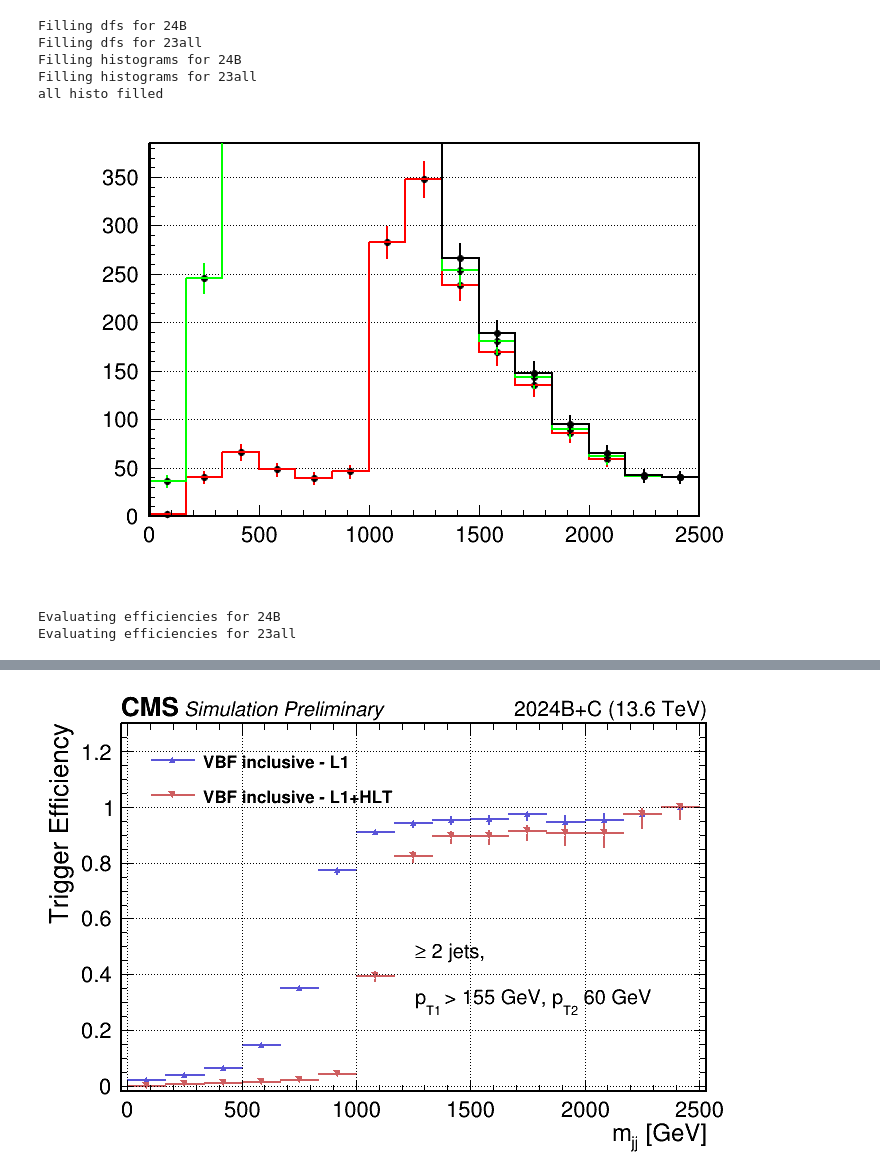
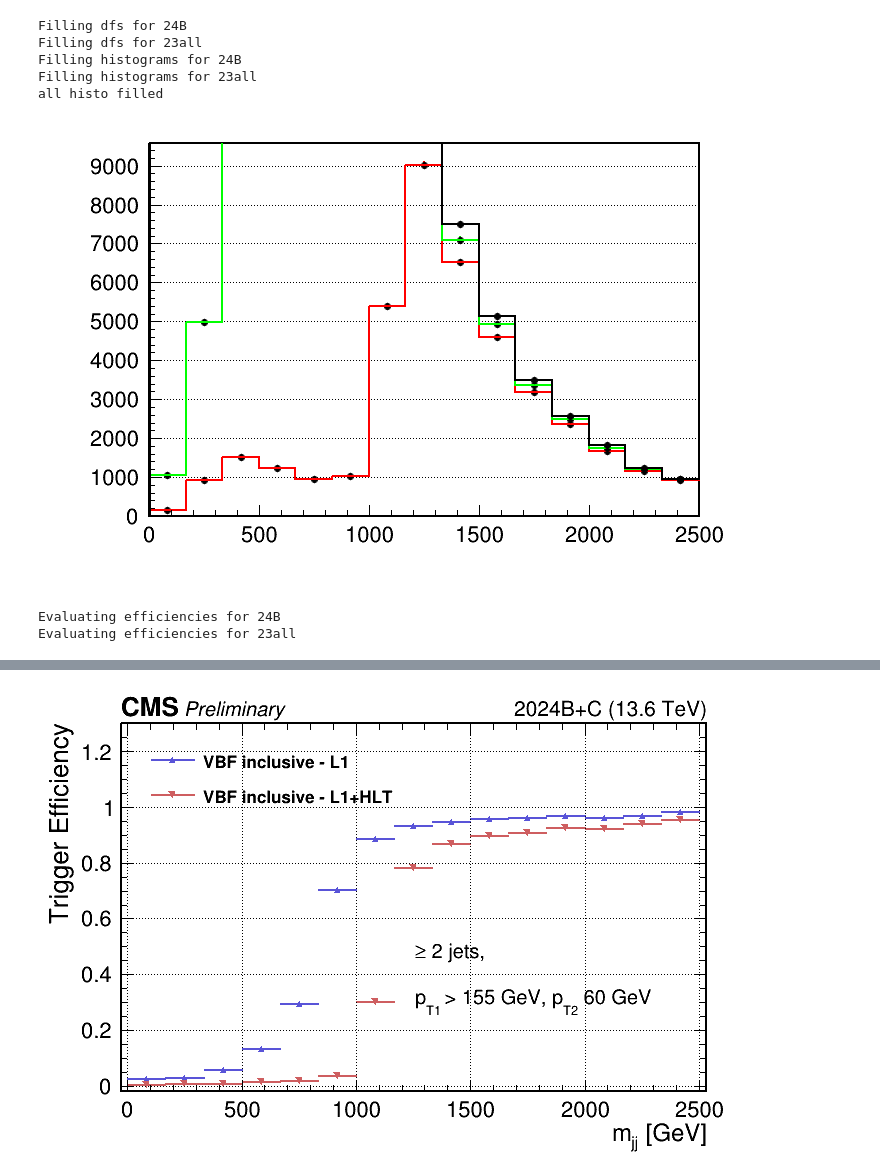
Before and after one commit to portalesHEP/higgs-trigger-nano, a Jupyter notebook: notebooks/Efficiency_plotting_VBFincl_2024.ipynb, the cells around one changed output, grey strips where cells are left out. Cells and saved outputs as stored; diff of their text form; code cells hidden in the pictures.

```diff
--- a/notebooks/Efficiency_plotting_VBFincl_2024.ipynb
+++ b/notebooks/Efficiency_plotting_VBFincl_2024.ipynb
@@ -15,11 +15,12 @@ import pandas as pd
 Welcome to JupyROOT 6.22/02
 # %%
 # Get input TTree
-dir_in = '/grid_mnt/vol_home/llr/cms/portales/HIGtrigger/higgs-trigger-nanoaod/CMSSW_10_6_18/src/higgs-trigger-nanoaod/VBFparking_scripts/'
+dir_base = '/grid_mnt/vol_home/llr/cms/portales/HIGtrigger/higgs-trigger-nanoaod/CMSSW_10_6_18/src/'
+dir_in = dir_base + 'higgs-trigger-nano/'
 
 DFs = {}
 
-file_in = dir_in + 'histos_24ABC_Muon.root'
+file_in = dir_in + 'ntuple_24ABC_muon.root'
 #file_in = dir_in + 'histos_24B_Muon.v1.root'
 the_tree = uproot.open(file_in)['VBFNanoAOD/VBFtree']
 df = ROOT.RDataFrame('VBFNanoAOD/VBFtree',file_in)
@@ -27,7 +28,7 @@ df = ROOT.RDataFrame('VBFNanoAOD/VBFtree',file_in)
 DFs['24B'] = df
 
 
-file_in2 = dir_in + 'outputs/Run23all_VBFall.fixL1.root'
+file_in2 = dir_base + 'higgs-trigger-nanoaod/VBFparking_scripts/' + 'outputs/Run23all_VBFall.fixL1.root'
 the_tree2 = uproot.open(file_in2)['VBFNanoAOD/VBFtree']
 df2 = ROOT.RDataFrame('VBFNanoAOD/VBFtree',file_in2)
 
@@ -372,7 +379,7 @@ h_den["24B"]["mjj"].Draw("hist e same")
 ctest.SetGridy()
 ctest.Draw()
 # %% [output]
-[figure, old version]
+[figure, new version]
 # %%
 #periods = ['23all','23mc','23C']
 periods = ['24B','23all']
@@ -437,7 +444,7 @@ tdrstyle.setTDRStyle()
 
 #change the CMS_lumi variables (see CMS_lumi.py)
 CMS_lumi.writeExtraText = True
-CMS_lumi.extraText = "Simulation Preliminary"
+CMS_lumi.extraText = "Preliminary"
 #CMS_lumi.lumi_sqrtS = "22.1 fb^{-1}, 2023 (13.6 TeV)" # used with iPeriod = 0, e.g. for simulation-only plots (default is an empty string)
 CMS_lumi.lumi_sqrtS = "2024B+C (13.6 TeV)" # used with iPeriod = 0, e.g. for simulation-only plots (default is an empty string)
 
@@ -554,9 +561,9 @@ for theYear in ["24B"]:
     #canvas[theVar].Draw()
     canvas[theYear].Draw()
 
-#    canvas[theYear].SaveAs("./DPSplots/VBFincl_L1HLT_{}.data2_forDPS.pdf".format(theVar))
-#    canvas[theYear].SaveAs("./DPSplots/VBFincl_L1HLT_{}.data2_forDPS.png".format(theVar))
-#    canvas[theYear].SaveAs("./DPSplots/VBFincl_L1HLT_{}.data2_forDPS.root".format(theVar))
+    canvas[theYear].SaveAs(dir_in + "/plots/VBFincl_L1HLT_{}.20240509_STEAM.pdf".format(theVar))
+    canvas[theYear].SaveAs(dir_in + "/plots/VBFincl_L1HLT_{}.20240509_STEAM.png".format(theVar))
+    canvas[theYear].SaveAs(dir_in + "/plots/VBFincl_L1HLT_{}.20240509_STEAM.root".format(theVar))
 
     #canvas[theVar].SaveAs("./DPSplots/23C_vs_23D_VBFincl_{}.selCompCHFcut.data.pdf".format(theVar))
     #canvas[theVar].SaveAs("./DPSplots/23C_vs_23D_VBFincl_{}.selCompCHFcut.data.png".format(theVar))
@@ -564,4 +575,4 @@ for theYear in ["24B"]:
-[figure, old version]
+[figure, new version]
 # %%
 #######################################
 ### L1 2023 vs 2024
```
Also changed, not shown: parts of 5 cells of this notebook, 24 other files.
